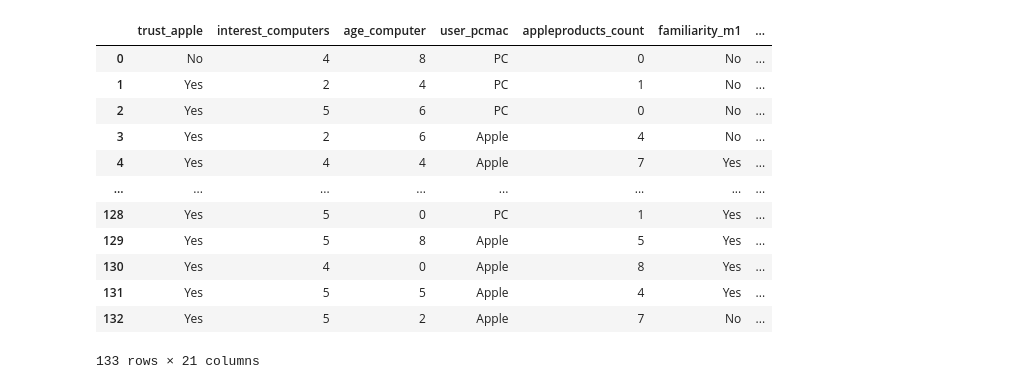
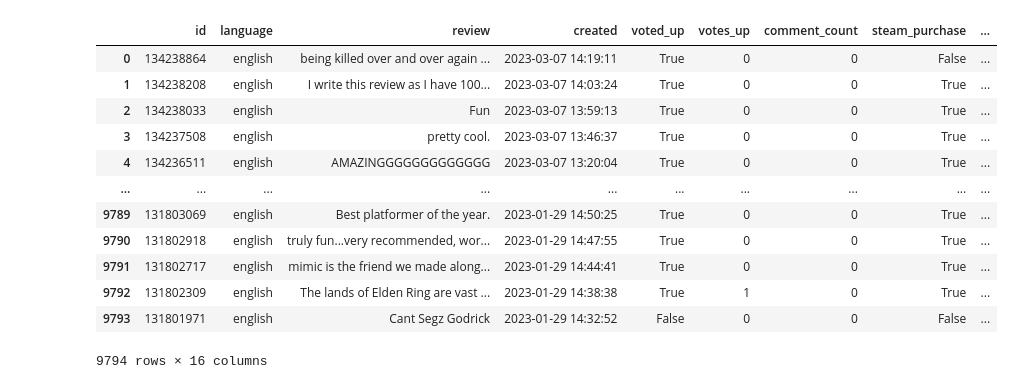
Before and after one commit to Joombey/big-data, a Jupyter notebook: pr6/pr6lab.ipynb, the cells around one changed output. Cells and saved outputs as stored; diff of their text form; code cells hidden in the pictures.

```diff
--- a/pr6/pr6lab.ipynb
+++ b/pr6/pr6lab.ipynb
@@ -5,20 +5,19 @@ import numpy as np
 import seaborn as sns
 import sklearn.metrics as metrics
 # %%
-data: pd.DataFrame = pd.read_csv("M1_data.csv")
-del data["domain"]
+data: pd.DataFrame = pd.read_csv("../elden_ring_steam_reviews.csv")
 data
 # %% [output]
-|  | trust_apple | interest_computers | age_computer | user_pcmac | appleproducts_count | familiarity_m1 | ... |
-| 0 | No | 4 | 8 | PC | 0 | No | ... |
-| 1 | Yes | 2 | 4 | PC | 1 | No | ... |
-| 2 | Yes | 5 | 6 | PC | 0 | No | ... |
-| 3 | Yes | 2 | 6 | Apple | 4 | No | ... |
-| 4 | Yes | 4 | 4 | Apple | 7 | Yes | ... |
-| ... | ... | ... | ... | ... | ... | ... | ... |
-| 128 | Yes | 5 | 0 | PC | 1 | Yes | ... |
-| 129 | Yes | 5 | 8 | Apple | 5 | Yes | ... |
-| 130 | Yes | 4 | 0 | Apple | 8 | Yes | ... |
-| 131 | Yes | 5 | 5 | Apple | 4 | Yes | ... |
-| 132 | Yes | 5 | 2 | Apple | 7 | No | ... |
+|  | id | language | review | created | voted_up | votes_up | comment_count | steam_purchase | ... |
+| 0 | 134238864 | english | being killed over and over again ... | 2023-03-07 14:19:11 | True | 0 | 0 | False | ... |
+| 1 | 134238208 | english | I write this review as I have 100... | 2023-03-07 14:03:24 | True | 0 | 0 | True | ... |
+| 2 | 134238033 | english | Fun | 2023-03-07 13:59:13 | True | 0 | 0 | True | ... |
+| 3 | 134237508 | english | pretty cool. | 2023-03-07 13:46:37 | True | 0 | 0 | True | ... |
+| 4 | 134236511 | english | AMAZINGGGGGGGGGGGGG | 2023-03-07 13:20:04 | True | 0 | 0 | True | ... |
+| ... | ... | ... | ... | ... | ... | ... | ... | ... | ... |
+| 9789 | 131803069 | english | Best platformer of the year. | 2023-01-29 14:50:25 | True | 0 | 0 | True | ... |
+| 9790 | 131802918 | english | truly fun...very recommended, wor... | 2023-01-29 14:47:55 | True | 0 | 0 | True | ... |
+| 9791 | 131802717 | english | mimic is the friend we made along... | 2023-01-29 14:44:41 | True | 0 | 0 | True | ... |
+| 9792 | 131802309 | english | The lands of Elden Ring are vast ... | 2023-01-29 14:38:38 | True | 1 | 0 | True | ... |
+| 9793 | 131801971 | english | Cant Segz Godrick | 2023-01-29 14:32:52 | False | 0 | 0 | False | ... |
-133 rows × 21 columns
+9794 rows × 16 columns
```
Also changed, not shown: parts of 12 cells of this notebook.
